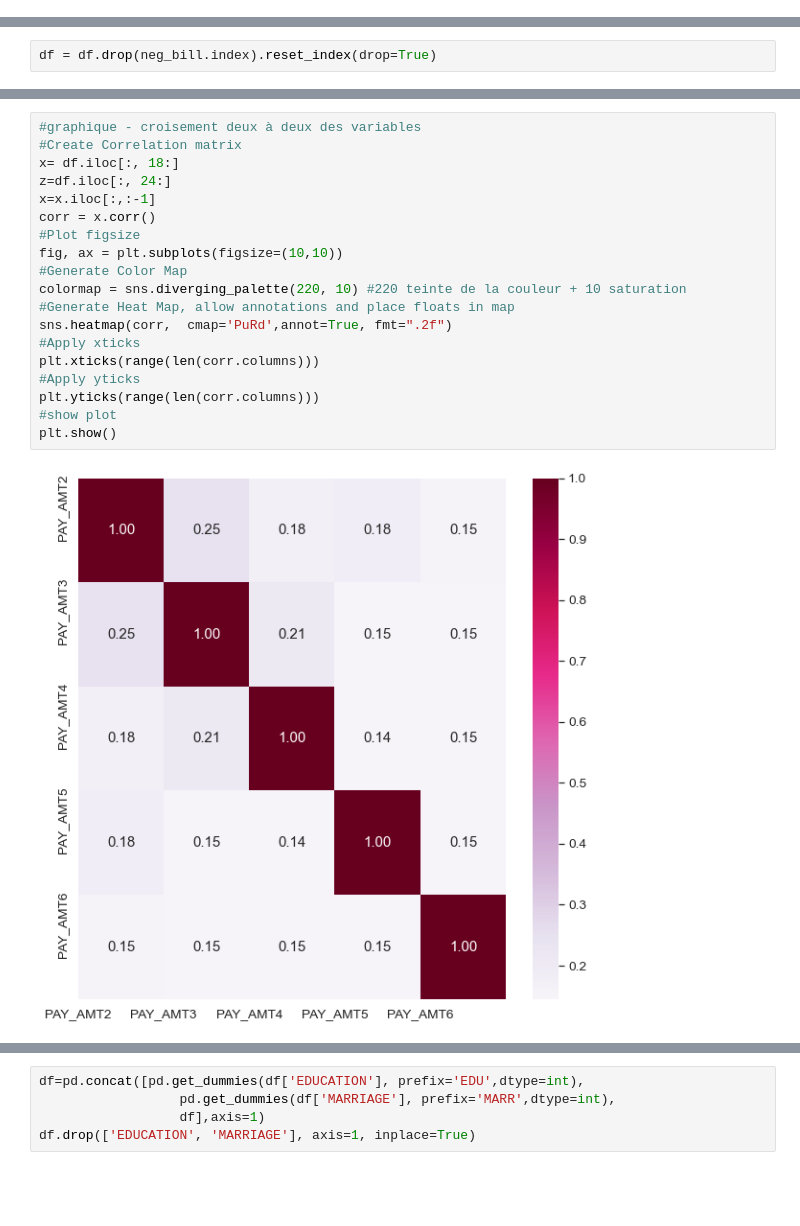
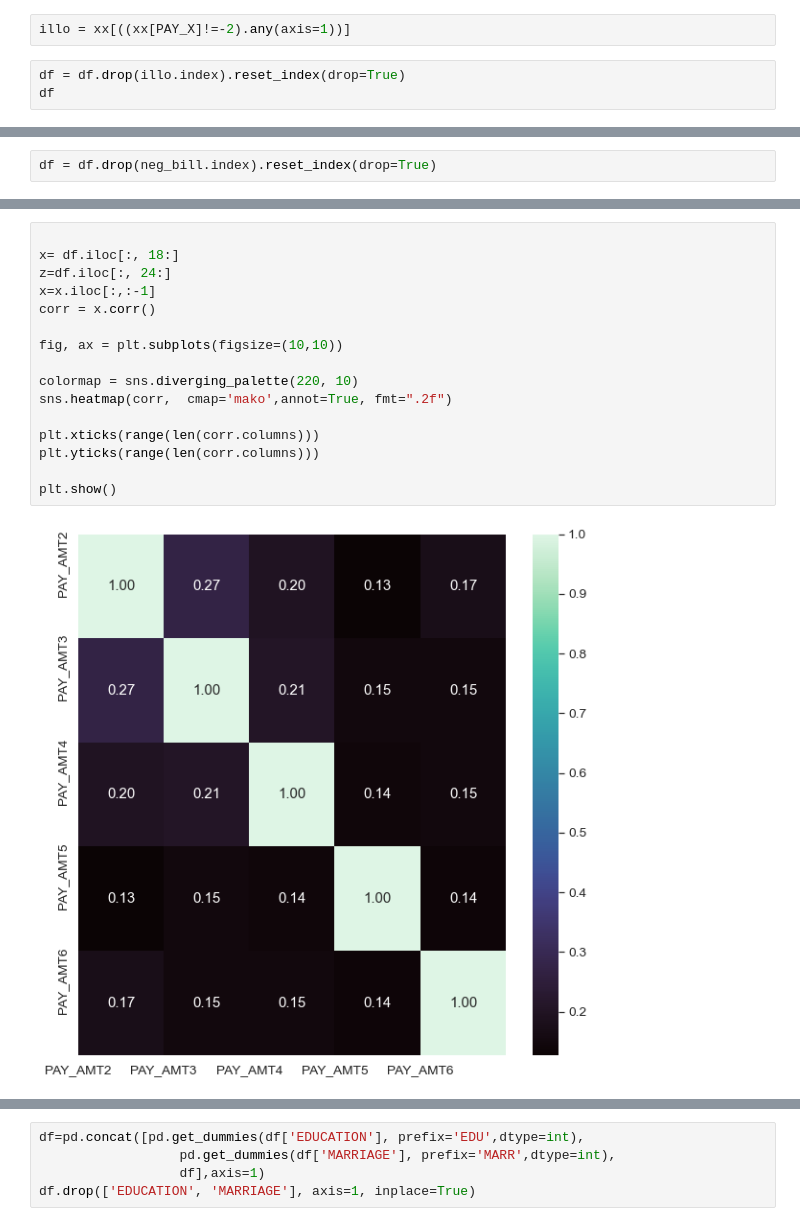
Before and after one commit to yosra-Mahjoub/Default-Credit-Payment-Prediction, a Jupyter notebook: Default of Credit Card Clients.ipynb, the cells around one changed output, grey strips where cells are left out. Drawn from its saved outputs; the diff is of its cells as text; blank space fills up the shorter version.

```diff
--- a/Default of Credit Card Clients.ipynb
+++ b/Default of Credit Card Clients.ipynb
@@ -599,3 +635,8 @@ Name: count, dtype: int64
 PAY_6
 -2    754
 Name: count, dtype: int64
+# %%
+illo = xx[((xx[PAY_X]!=-2).any(axis=1))]
+# %%
+df = df.drop(illo.index).reset_index(drop=True)
+df
@@ -707,21 +784,18 @@ plt.show()
 # %%
-#graphique - croisement deux à deux des variables
-#Create Correlation matrix
+
 x= df.iloc[:, 18:]
 z=df.iloc[:, 24:]
 x=x.iloc[:,:-1]
 corr = x.corr()
-#Plot figsize
+
 fig, ax = plt.subplots(figsize=(10,10))
-#Generate Color Map
-colormap = sns.diverging_palette(220, 10) #220 teinte de la couleur + 10 saturation
-#Generate Heat Map, allow annotations and place floats in map
-sns.heatmap(corr,  cmap='PuRd',annot=True, fmt=".2f")
-#Apply xticks
+
+colormap = sns.diverging_palette(220, 10)
+sns.heatmap(corr,  cmap='mako',annot=True, fmt=".2f")
+
 plt.xticks(range(len(corr.columns)))
-#Apply yticks
 plt.yticks(range(len(corr.columns)))
-#show plot
+
 plt.show()
 # %% [output]
-[figure, old version]
+[figure, new version]
```
Also changed, not shown: parts of 92 cells of this notebook.
